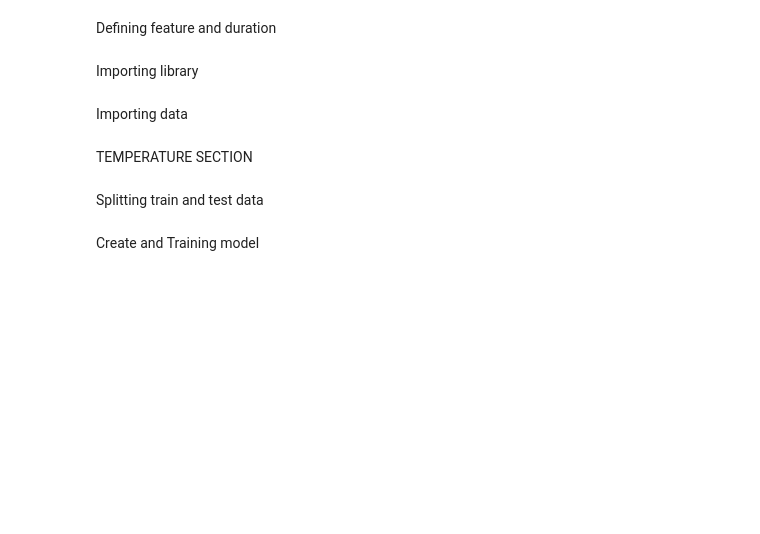
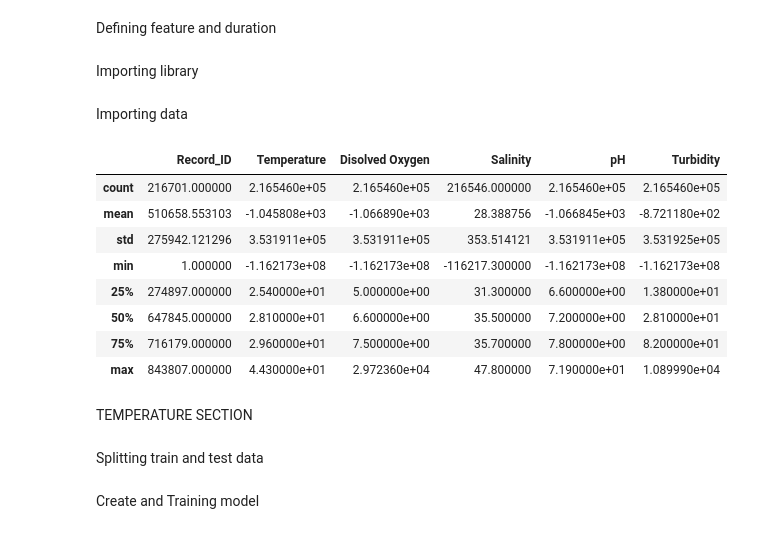
Before and after one commit to Thaigithub/MFED_PythonService, a Jupyter notebook: notebook/Model_2.ipynb, the cells around one changed output. Cells and saved outputs as stored; diff of their text form; code cells hidden in the pictures; blank space fills up the shorter version.

```diff
--- a/notebook/Model_2.ipynb
+++ b/notebook/Model_2.ipynb
@@ -21,30 +21,35 @@ Importing data
 # %%
 filename = '../data/07-09-2023.csv'
 data = []
 with open(filename, 'r') as file:
     csv_reader = csv.reader(file)
     for row in csv_reader:
         data.append(row)
 
 df = pd.DataFrame(data)
-df.columns = ["Record_ID","Time","Temperature","Disolved Oxygen","Salinity","pH","Turbidity","DHT Temperature","DHT Moisture","Longitude","Latitude"]
+df.columns = ["Record_ID","Time","Timestamp","Temperature","Disolved Oxygen","Salinity","pH","Turbidity"]
 df['Record_ID'] = df["Record_ID"].astype(int)
 df['Time'] = df["Time"].astype(str)
 df['Temperature'] = df["Temperature"].astype(float)
 df['Disolved Oxygen'] = df["Disolved Oxygen"].astype(float)
 df['Salinity'] = df["Salinity"].astype(float)
 df['pH'] = df["pH"].astype(float)
 df['Turbidity'] = df["Turbidity"].astype(float)
-df = df.drop(columns='Record_ID')
-df = df.drop(columns='DHT Temperature')
-df = df.drop(columns='DHT Moisture')
-df = df.drop(columns='Longitude')
-df = df.drop(columns='Latitude')
 df['Time'] = pd.to_datetime(df['Time'],format="%d/%m/%Y %H:%M:%S")
 df.set_index('Time', inplace=True)
 df.index = pd.to_datetime(df.index)
 df.sort_index(inplace=True)
 df.describe()
+# %% [output]
+|  | Record_ID | Temperature | Disolved Oxygen | Salinity | pH | Turbidity |
+| count | 216701.000000 | 2.165460e+05 | 2.165460e+05 | 216546.000000 | 2.165460e+05 | 2.165460e+05 |
+| mean | 510658.553103 | -1.045808e+03 | -1.066890e+03 | 28.388756 | -1.066845e+03 | -8.721180e+02 |
+| std | 275942.121296 | 3.531911e+05 | 3.531911e+05 | 353.514121 | 3.531911e+05 | 3.531925e+05 |
+| min | 1.000000 | -1.162173e+08 | -1.162173e+08 | -116217.300000 | -1.162173e+08 | -1.162173e+08 |
+| 25% | 274897.000000 | 2.540000e+01 | 5.000000e+00 | 31.300000 | 6.600000e+00 | 1.380000e+01 |
+| 50% | 647845.000000 | 2.810000e+01 | 6.600000e+00 | 35.500000 | 7.200000e+00 | 2.810000e+01 |
+| 75% | 716179.000000 | 2.960000e+01 | 7.500000e+00 | 35.700000 | 7.800000e+00 | 8.200000e+01 |
+| max | 843807.000000 | 4.430000e+01 | 2.972360e+04 | 47.800000 | 7.190000e+01 | 1.089990e+04 |
 # %% [markdown]
 TEMPERATURE SECTION
 # %%
```
Also changed, not shown: parts of 6 cells of this notebook, 4 other files.
